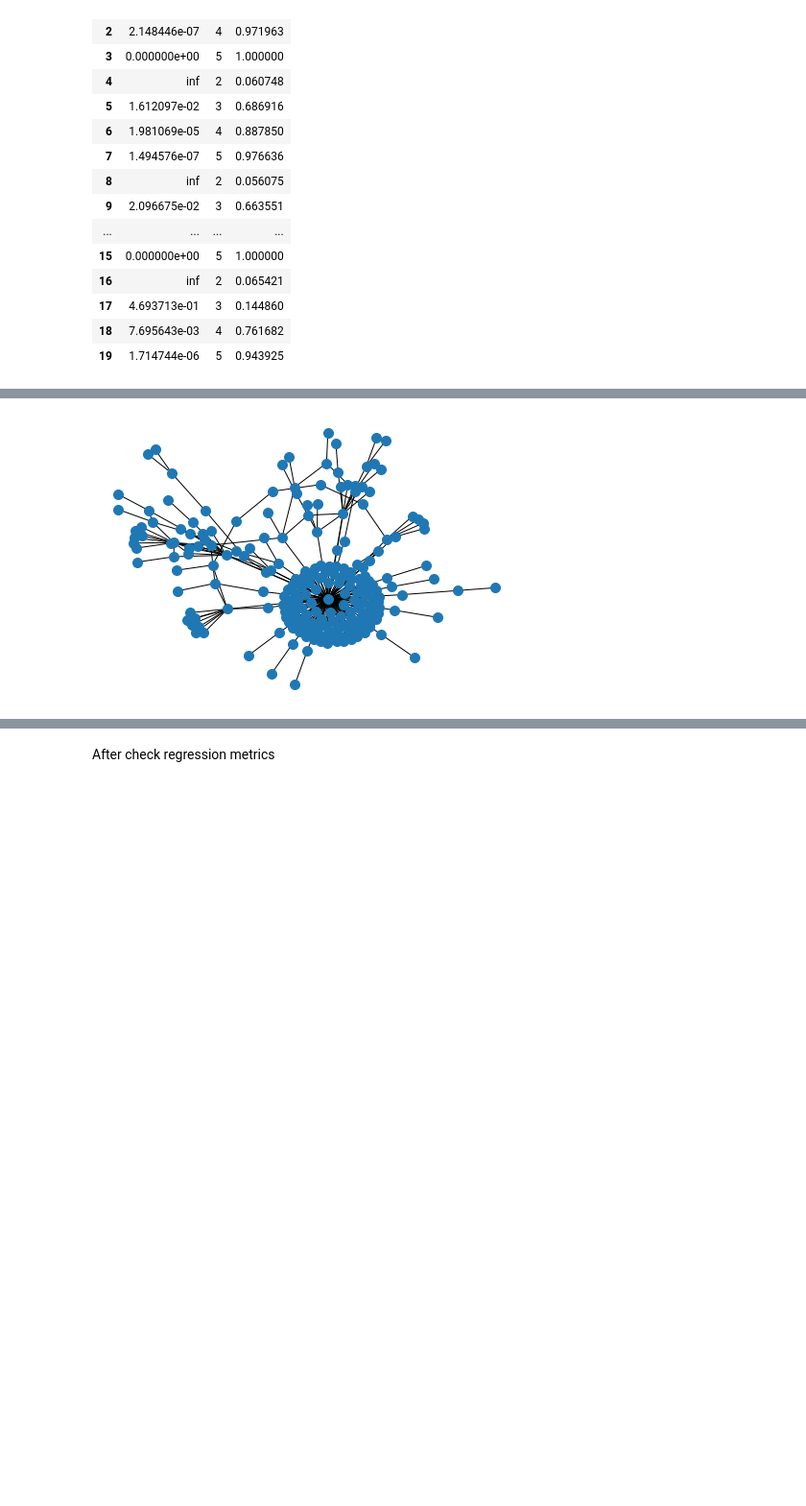
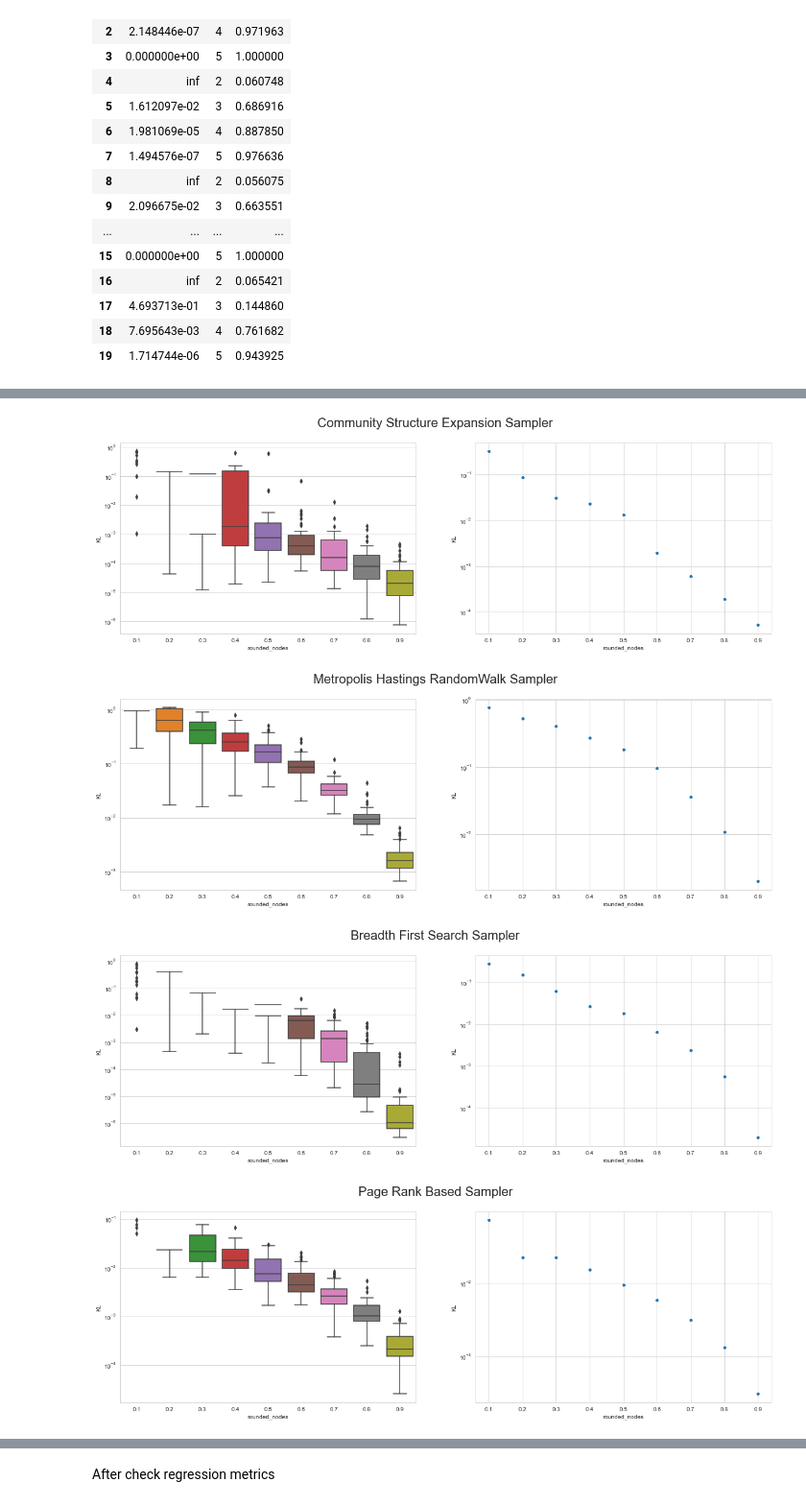
Before and after one commit to zaikoval/regression-on-sampling, a Jupyter notebook: notebooks/regression-on-sampling-experiment.ipynb, the cells around one changed output, grey strips where cells are left out. Shown: that part at 96% size. Cells and saved outputs as stored; diff of their text form; code cells hidden in the pictures; blank space fills up the shorter version.

Commit message:
Scores sampling methods

```diff
--- a/notebooks/regression-on-sampling-experiment.ipynb
+++ b/notebooks/regression-on-sampling-experiment.ipynb
@@ -347,3 +321,0 @@ test_graph.number_of_nodes()
-# %%
-model = BreadthFirstSearchSampler(int(test_graph.number_of_nodes()*0.25), seed=234)
-sampled = model.sample(test_graph)
@@ -354,7 +321,0 @@ nx.draw(sampled, node_size=100)
-# %%
-nx.draw(test_graph, node_size=100)
-# %% [output]
-[figure, removed]
-# %%
-model = ForestFireSampler()
-model
@@ -360,0 +375,20 @@ model
+# %%
+methods = [(CommunityStructureExpansionSampler, 'Community Structure Expansion Sampler'),
+           (MetropolisHastingsRandomWalkSampler, 'Metropolis Hastings RandomWalk Sampler'),
+           (BreadthFirstSearchSampler, 'Breadth First Search Sampler'),
+             (PageRankBasedSampler, 'Page Rank Based Sampler'),
+             (RandomWalkSampler, 'Random Walk Sampler'),
+             (CommonNeighborAwareRandomWalkSampler, 'Common Neighbor Aware RandomWalk Sampler')]
+# %%
+KDLs = []
+for method, name in tqdm(methods):
+    KDL = graph_sampling(method)
+    KDLs.append(KDL)
+# %%
+for LDK, name in list(zip(KDLs, methods)):
+    plot_KLD(LDK, name[1])
+# %% [output]
+[figure, added]
+[figure, added]
+[figure, added]
+[figure, added]
```
Also changed, not shown: parts of 14 cells of this notebook.
